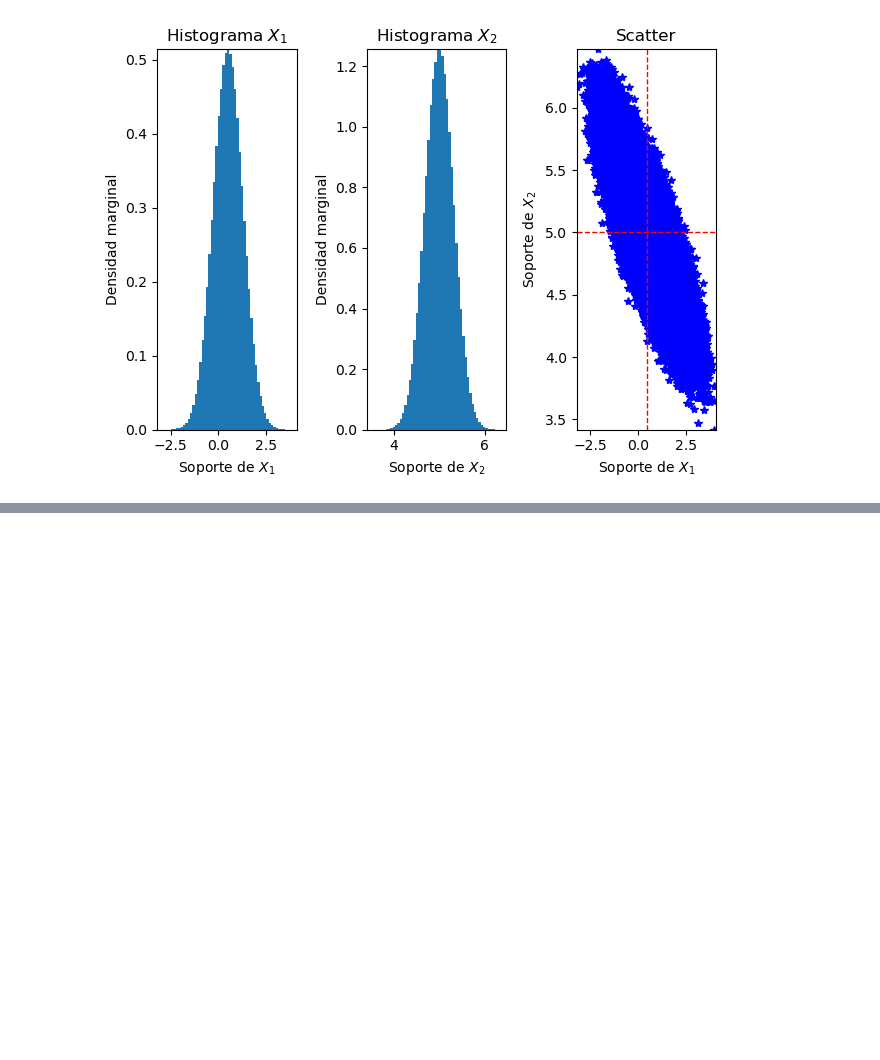
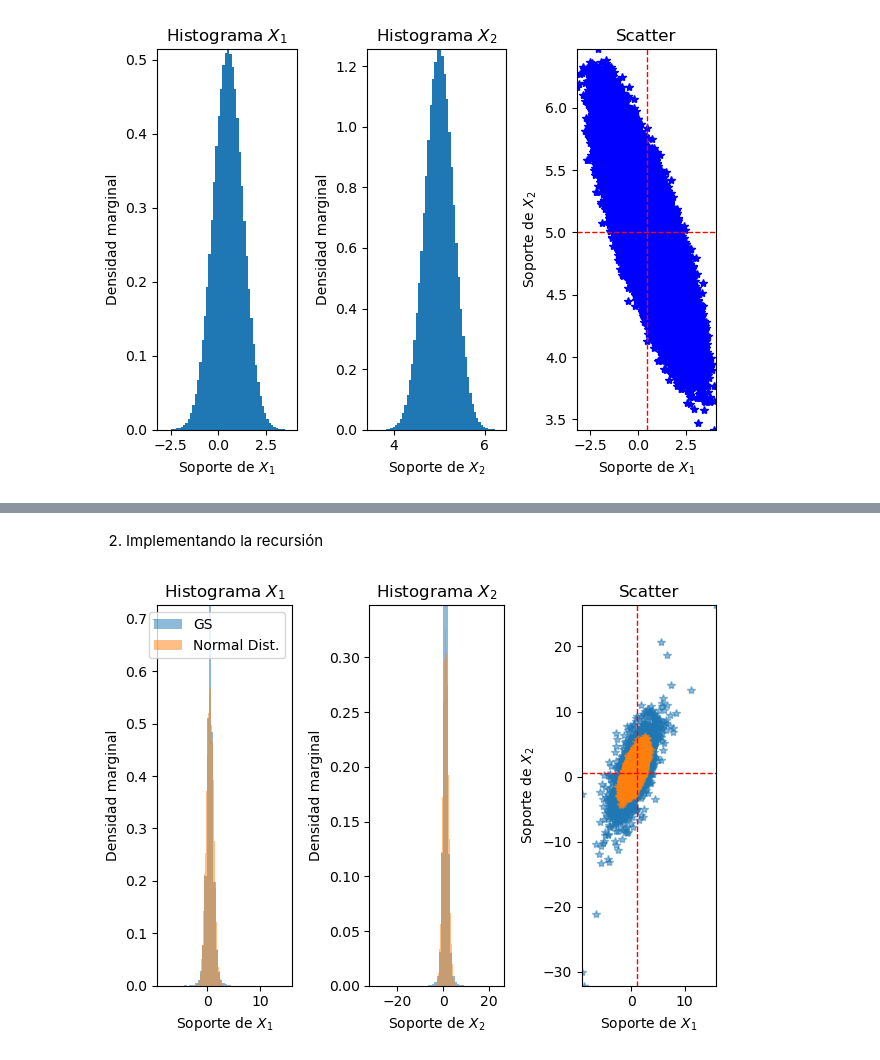
Before and after one commit to rmve21/BayesInfer_rmve, a Jupyter notebook: 01_MCMC03_GS_MH.ipynb, the cells around one changed output, grey strips where cells are left out. Saved outputs shown, nothing was run; the diff lists cells and outputs as text; code cells hidden in the pictures; blank space fills up the shorter version.

```diff
--- a/01_MCMC03_GS_MH.ipynb
+++ b/01_MCMC03_GS_MH.ipynb
@@ -546,0 +243,48 @@ print('|========================================================================
+# %%
+Xs_GS = mu.reshape((1,-1)) #*0+1000000
+zs_GS = np.array([[Ez]])
+nburn = 10**2
+# %% [markdown]
+2. Implementando la recursión
+# %%
+for jj in range(1,nburn+nsample):
+    z_jm1 = zs_GS[jj-1].item()  # Punto inicial para z (de recursión previa)
+    X_jj  = np.random.multivariate_normal(mu, z_jm1*Omega, size=1)
+    z_jj  = invgamma.rvs(a=alpha, scale=beta, size=1).reshape((1,-1))
+
+    Xs_GS = np.r_[Xs_GS,X_jj]
+    zs_GS = np.r_[zs_GS,z_jj]
+
+Xs_GS=np.delete(Xs_GS, range(nburn), 0)
+zs_GS=np.delete(zs_GS, range(nburn), 0)
+# %%
+num_bins = 60
+fig, (ax0, ax1, ax3) = plt.subplots(1,3)
+
+ax0.hist(Xs_GS[:,0], num_bins, density=True, alpha=0.5, label='GS')
+ax0.hist(Xs_normal[:, 0], num_bins, density=True, alpha=0.5, label='Normal Dist.')
+ax0.set_xlabel('Soporte de $X_1$')
+ax0.set_ylabel('Densidad marginal')
+ax0.set_title(r'Histograma $X_1$')
+ax0.legend()
+ax0.autoscale(enable=True, axis='both', tight=True)
+
+ax1.hist(Xs_GS[:,1], num_bins, density=True, alpha=0.5, label='GS')
+ax1.hist(Xs_normal[:, 1], num_bins, density=True, alpha=0.5, label='Normal Dist.')
+ax1.set_xlabel('Soporte de $X_2$')
+ax1.set_ylabel('Densidad marginal')
+ax1.set_title(r'Histograma $X_2$')
+ax1.autoscale(enable=True, axis='both', tight=True)
+
+ax3.plot(Xs_GS[:,0], Xs_GS[:,1], '*',alpha=0.5, label='GS')
+ax3.plot(Xs_normal[:,0], Xs_normal[:,1], '*',alpha=0.5, label='Normal Dist.')
+ax3.axhline(0.5, color='red', lw=1,ls='--')
+ax3.axvline(1.0, color='red', lw=1,ls='--')
+ax3.set_xlabel('Soporte de $X_1$')
+ax3.set_ylabel('Soporte de $X_2$')
+ax3.set_title(r'Scatter')
+ax3.autoscale(enable=True, axis='both', tight=True)
+
+plt.tight_layout()
+# %% [output]
+[figure, added]
```
Also changed, not shown: parts of 60 cells of this notebook.
